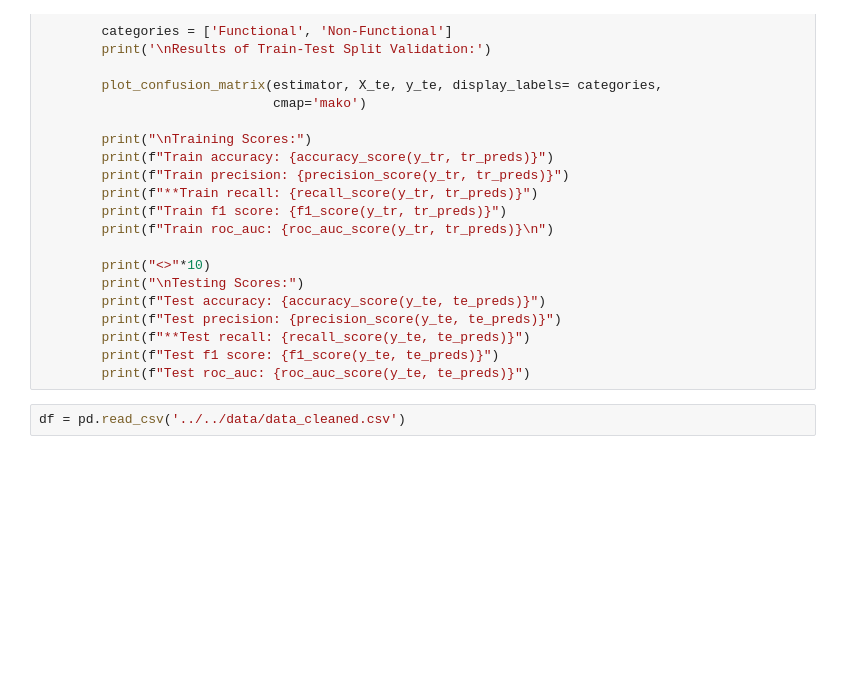
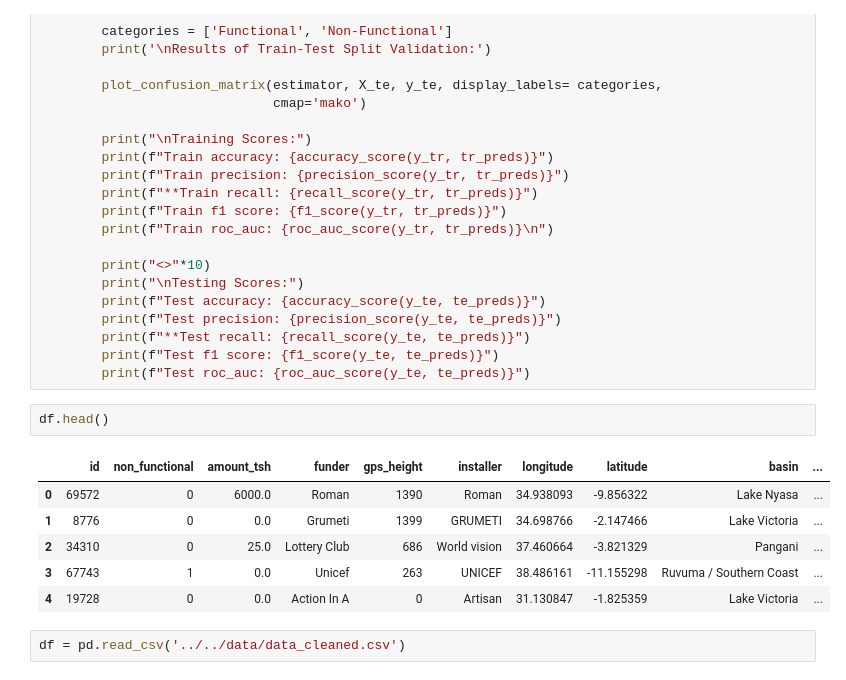
Before and after one commit to NicholasIndorf/TanzanianWaterWells, a Jupyter notebook: notebooks/Alex/ELI5.ipynb, the cells around one changed output. Saved outputs shown, nothing was run; the diff lists cells and outputs as text; blank space fills up the shorter version.

```diff
--- a/notebooks/Alex/ELI5.ipynb
+++ b/notebooks/Alex/ELI5.ipynb
@@ -100,6 +100,15 @@ def evaluate(estimator, X_tr, X_te, y_tr, y_te, cv=5, grid_search=False):
         print(f"**Test recall: {recall_score(y_te, te_preds)}")
         print(f"Test f1 score: {f1_score(y_te, te_preds)}")
         print(f"Test roc_auc: {roc_auc_score(y_te, te_preds)}")
+# %%
+df.head()
+# %% [output]
+|  | id | non_functional | amount_tsh | funder | gps_height | installer | longitude | latitude | basin | ... |
+| 0 | 69572 | 0 | 6000.0 | Roman | 1390 | Roman | 34.938093 | -9.856322 | Lake Nyasa | ... |
+| 1 | 8776 | 0 | 0.0 | Grumeti | 1399 | GRUMETI | 34.698766 | -2.147466 | Lake Victoria | ... |
+| 2 | 34310 | 0 | 25.0 | Lottery Club | 686 | World vision | 37.460664 | -3.821329 | Pangani | ... |
+| 3 | 67743 | 1 | 0.0 | Unicef | 263 | UNICEF | 38.486161 | -11.155298 | Ruvuma / Southern Coast | ... |
+| 4 | 19728 | 0 | 0.0 | Action In A | 0 | Artisan | 31.130847 | -1.825359 | Lake Victoria | ... |
 # %%
 df = pd.read_csv('../../data/data_cleaned.csv')
 # %%
```
Also changed, not shown: parts of 6 cells of this notebook, 3 other files.
